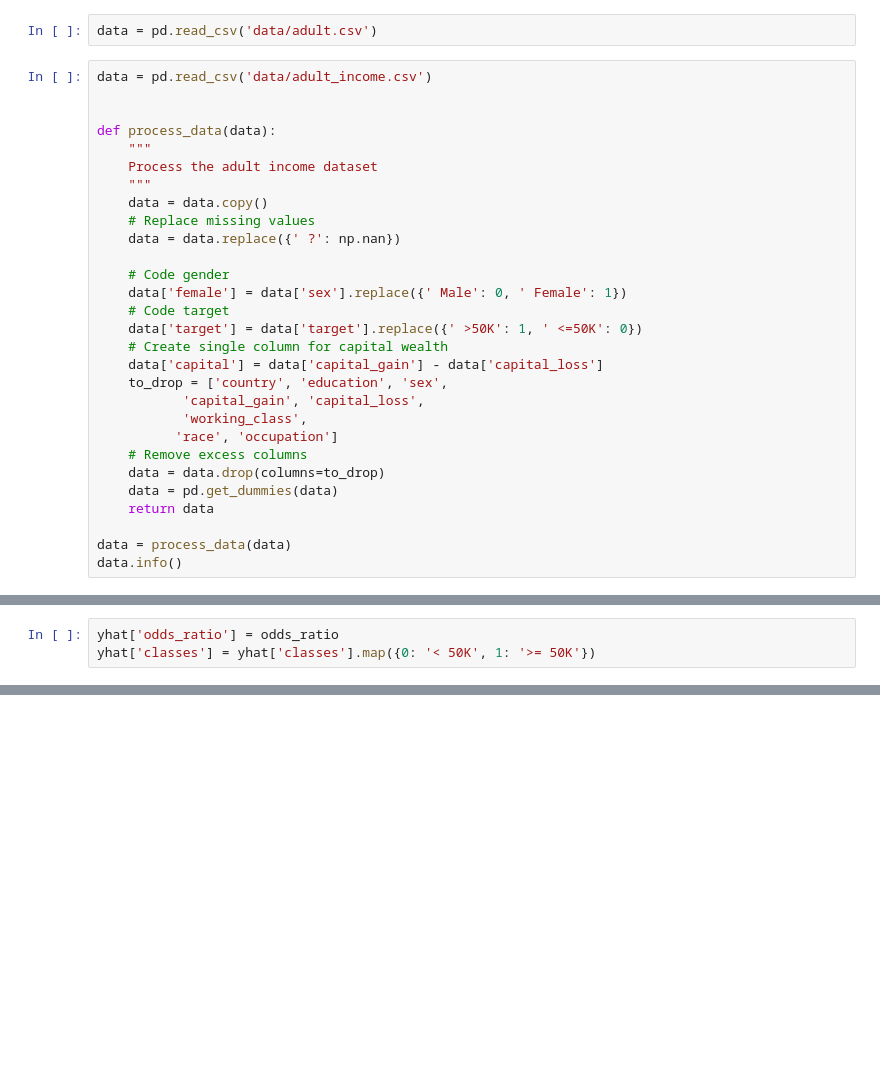
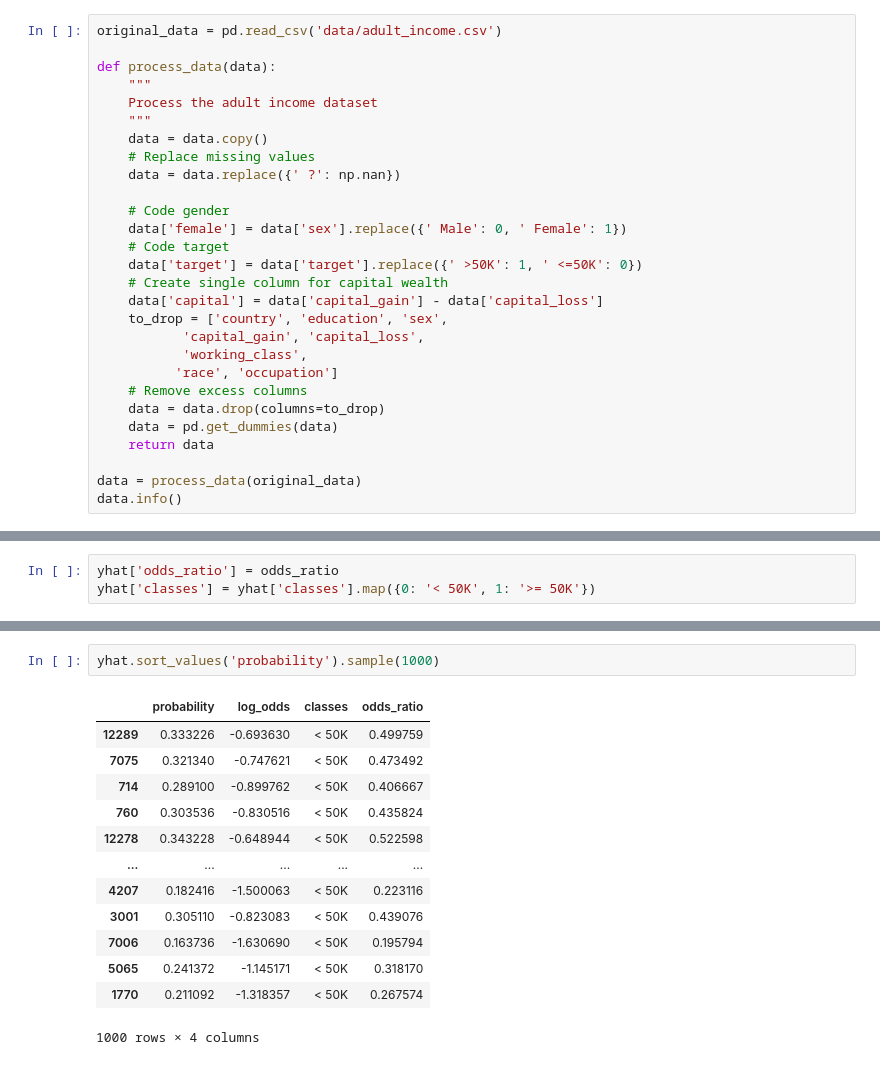
Before and after one commit to WillKoehrsen/Data-Analysis, a Jupyter notebook: logistic_regression/logistic-regression-basics.ipynb, the cells around one changed output, grey strips where cells are left out. Saved outputs shown, nothing was run; the diff lists cells and outputs as text; blank space fills up the shorter version.

```diff
--- a/logistic_regression/logistic-regression-basics.ipynb
+++ b/logistic_regression/logistic-regression-basics.ipynb
@@ -23,11 +23,8 @@ pd.options.display.max_columns = 25
 # Show all code cells outputs
 from IPython.core.interactiveshell import InteractiveShell
 InteractiveShell.ast_node_interactivity = 'all'
-# %%
-data = pd.read_csv('data/adult.csv')
 # %%
-data = pd.read_csv('data/adult_income.csv')
-
+original_data = pd.read_csv('data/adult_income.csv')
 
 def process_data(data):
     """
@@ -52,7 +49,7 @@ def process_data(data):
     data = pd.get_dummies(data)
     return data
 
-data = process_data(data)
+data = process_data(original_data)
 data.info()
 # %% [output]
 <class 'pandas.core.frame.DataFrame'>
@@ -208,0 +214,16 @@ f1_score(y_test, yhat['probability'] > 0.5)
+# %%
+yhat.sort_values('probability').sample(1000)
+# %% [output]
+|  | probability | log_odds | classes | odds_ratio |
+| 12289 | 0.333226 | -0.693630 | < 50K | 0.499759 |
+| 7075 | 0.321340 | -0.747621 | < 50K | 0.473492 |
+| 714 | 0.289100 | -0.899762 | < 50K | 0.406667 |
+| 760 | 0.303536 | -0.830516 | < 50K | 0.435824 |
+| 12278 | 0.343228 | -0.648944 | < 50K | 0.522598 |
+| ... | ... | ... | ... | ... |
+| 4207 | 0.182416 | -1.500063 | < 50K | 0.223116 |
+| 3001 | 0.305110 | -0.823083 | < 50K | 0.439076 |
+| 7006 | 0.163736 | -1.630690 | < 50K | 0.195794 |
+| 5065 | 0.241372 | -1.145171 | < 50K | 0.318170 |
+| 1770 | 0.211092 | -1.318357 | < 50K | 0.267574 |
+1000 rows × 4 columns
```
Also changed, not shown: parts of 15 cells of this notebook.
